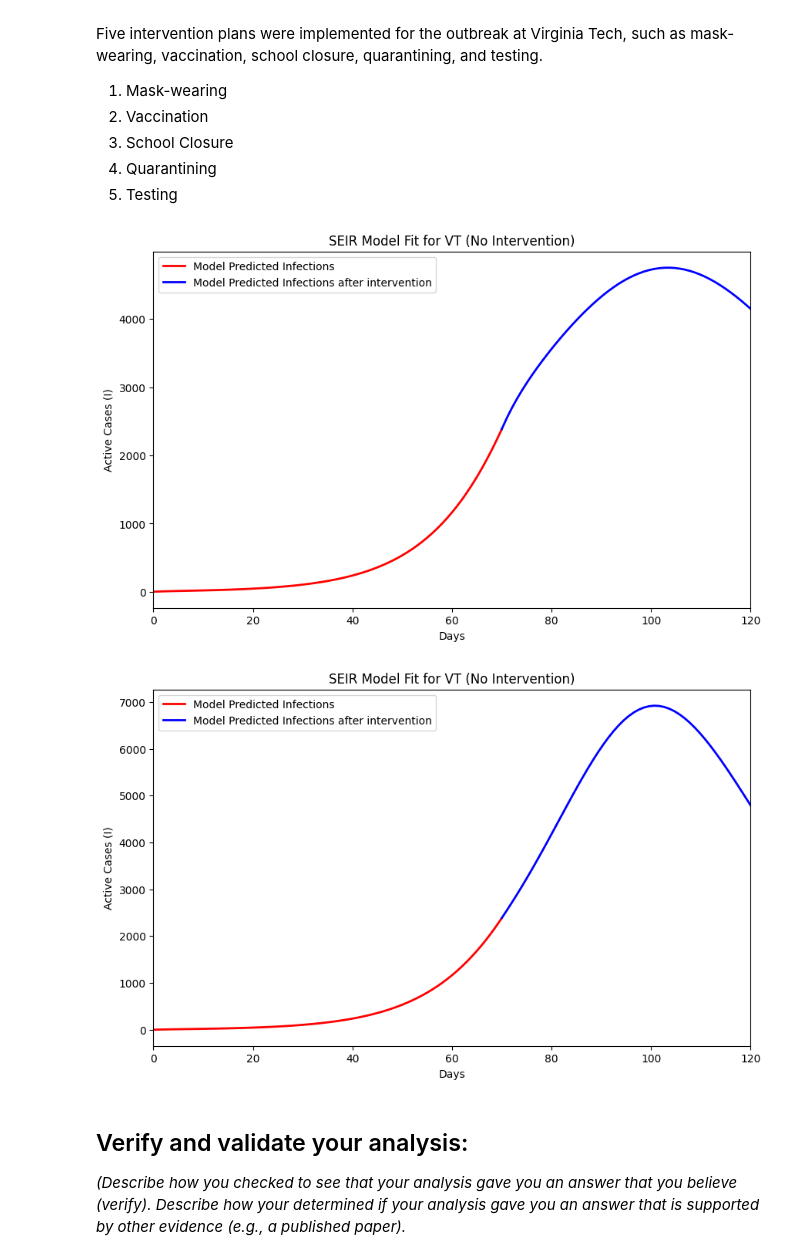
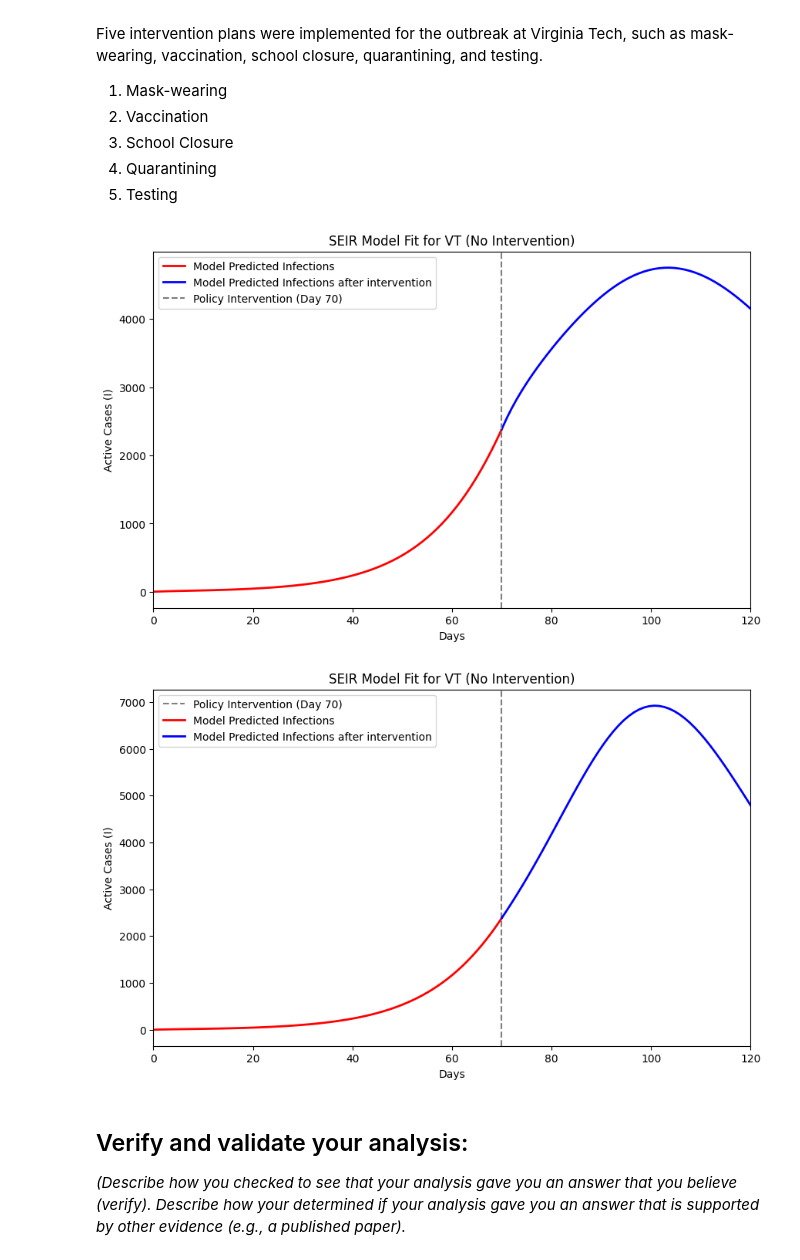
Before and after one commit to ktt920/Module-2-Epidemics-SIR-Modeling, a Jupyter notebook: Notebook examples/Template_student_final_notebook.ipynb, the cells around one changed output. Saved outputs shown, nothing was run; the diff lists cells and outputs as text; code cells hidden in the pictures.

Commit message:
Add vertical line to denote when interventions starts

```diff
--- a/Notebook examples/Template_student_final_notebook.ipynb
+++ b/Notebook examples/Template_student_final_notebook.ipynb
@@ -567,6 +567,7 @@ plt.figure(figsize=(10, 6))
 # Plot the model results (same model at UVA)
 plt.plot(I_fit, label='Model Predicted Infections', color='red', linewidth=2)
 plt.plot(new_days,I_fit_new, label='Model Predicted Infections after intervention', color='blue', linewidth=2)
+plt.axvline(x=70, color='gray', linestyle='--', label='Policy Intervention (Day 70)')
 plt.title('SEIR Model Fit for VT (No Intervention)')
 plt.xlim(0,120) #Make the graph go from day 0 to day 120
 plt.xlabel('Days')
@@ -574,33 +575,34 @@ plt.ylabel('Active Cases (I)')
 plt.legend()
 plt.show()
 # %% [output]
-[figure, old version]
+[figure, new version]
 # %%
 # Vacine Single Event
 
 # Normal Progression of Disease till Day 70
 S_fit, E_fit, I_fit, R_fit = SEIR(b_opt , s_opt, g_opt, S0, E0, I0, R0, 70, N)
 
 # Single Event, remove 2000 from S to R with 90% Efficacy
 S_fit_new = S_fit[-1] - (2000*.9)
 R_fit_new = R_fit[-1] + (2000*.9)
 
 S_fit_new, E_fit_new, I_fit_new, R_fit_new = SEIR(b_opt , s_opt, g_opt, S_fit_new, E_fit[-1], I_fit[-1], R_fit_new, 49, N)
 
 new_days = np.linspace(70, 120)
 
 plt.figure(figsize=(10, 6))
 # Plot the model results (same model at UVA)
+plt.axvline(x=70, color='gray', linestyle='--', label='Policy Intervention (Day 70)')
 plt.plot(I_fit, label='Model Predicted Infections', color='red', linewidth=2)
 plt.plot(new_days,I_fit_new, label='Model Predicted Infections after intervention', color='blue', linewidth=2)
 plt.title('SEIR Model Fit for VT (No Intervention)')
 plt.xlim(0,120) #Make the graph go from day 0 to day 120
 plt.xlabel('Days')
 plt.ylabel('Active Cases (I)')
 plt.legend()
 plt.show()
 # %% [output]
-[figure, old version]
+[figure, new version]
 # %% [markdown]
 ## Verify and validate your analysis:
 
```
